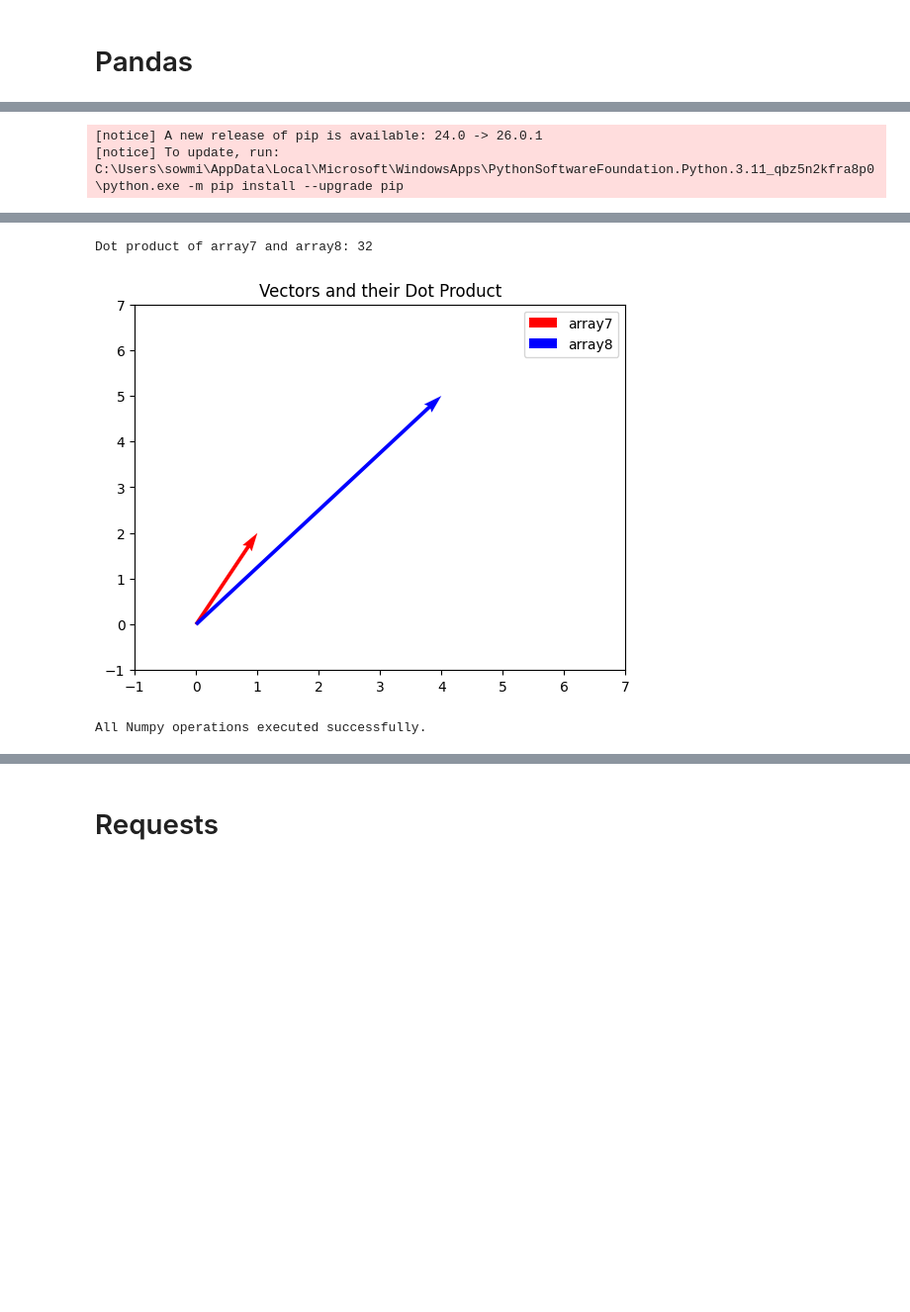
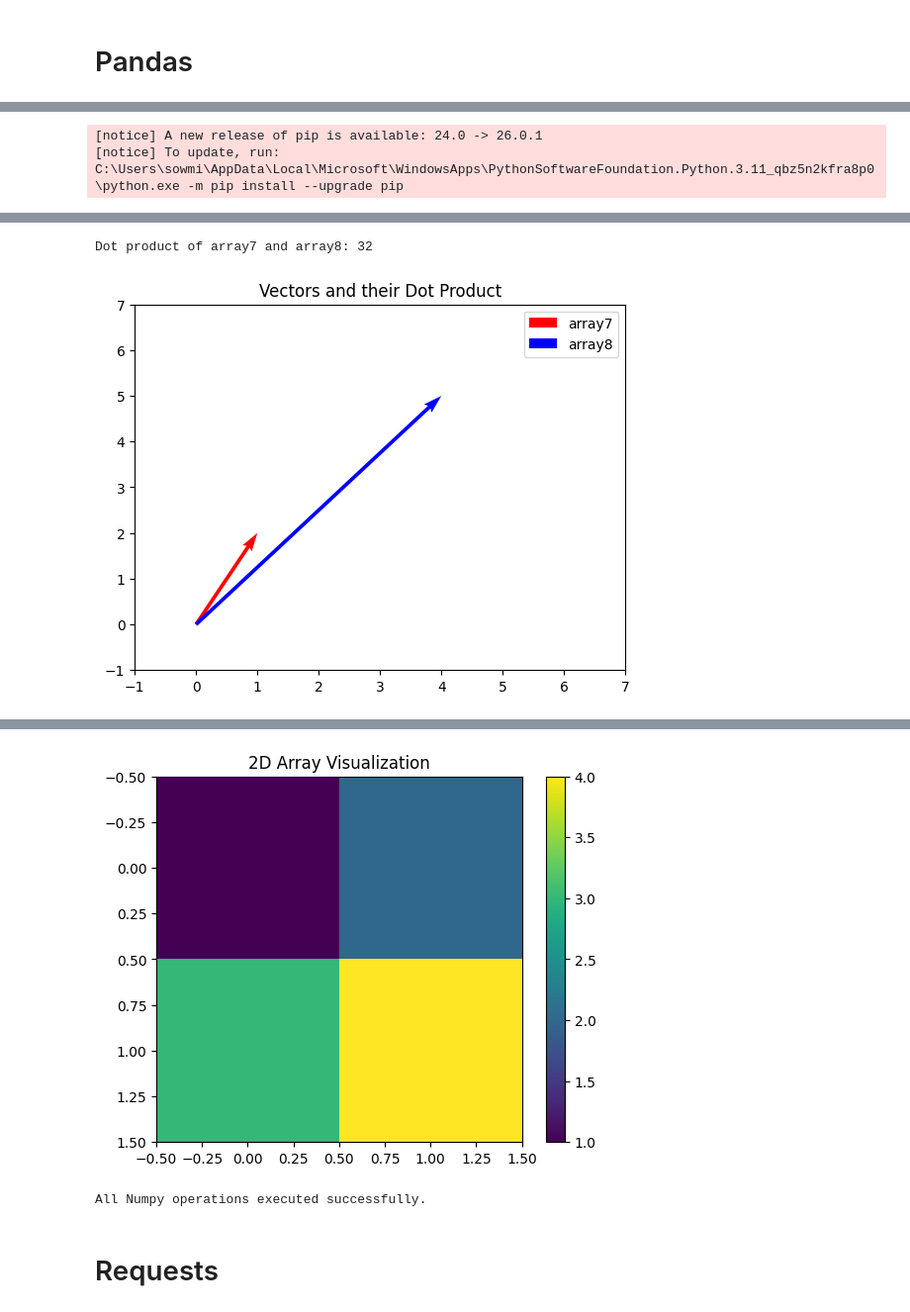
Before and after one commit to Sam-individual/Python3_code_reference, a Jupyter notebook: Python3_Data_engineer_code_reference.ipynb, the cells around one changed output, grey strips where cells are left out. Shown at 99% size. Drawn from its saved outputs; the diff is of its cells as text; code cells hidden in the pictures; blank space fills up the shorter version.

Commit message:
Updated NUMPY 1D and 2D array related reference

```diff
--- a/Python3_Data_engineer_code_reference.ipynb
+++ b/Python3_Data_engineer_code_reference.ipynb
@@ -1838,6 +1719,7 @@ Physics/finance → projections
 # %%
 # Generate code below for Numpy in Python showing all operations with explanation as comments
 print("\nNumpy in Python:")
+import matplotlib
 import numpy as np
 # Creating a NumPy array from a list
 array1 = np.array([1, 2, 3, 4, 5])
@@ -1915,6 +1797,68 @@ plt.ylim(-1, 7)
 plt.legend()
 plt.title("Vectors and their Dot Product")
 plt.show()
+#create a 2D array and perform all operations on it
+array9 = np.array([[1, 2], [3, 4]])
+print("Original 2D array:")
+print(array9)
+#retrieve all parameters of the 2D array
+print("Shape of array9:", array9.shape)
+print("Data type of array9:", array9.dtype)
+print("Number of dimensions of array9:", array9.ndim)
+print("Size of array9 (total number of elements):", array9.size)
+# Element-wise operations
+array10 = array9 * 2
+print("Element-wise multiplication of array9 by 2:")
+print(array10)
+array11 = array9 + array10
+print("Element-wise addition of array9 and array10:")
+print(array11)
+# Mean and standard deviation
+mean_array9 = np.mean(array9)
+std_array9 = np.std(array9)
+print("Mean of array9:", mean_array9)
+print("Standard deviation of array9:", std_array9)
+# Reshaping the array
+print("Shape of array9 before reshaping:", array9.shape)
+reshaped_array9 = array9.reshape(4, 1)
+print("Reshaped array9 to shape (4, 1):")
+print(reshaped_array9)
+print ("Shape of reshaped array9:", reshaped_array9.shape)
+# Retrieve the elements of 2D array using slicing
+sliced_array9 = array9[0:2, 0:2]  # This will slice the first two rows and first two columns of array9
+print("Sliced array9 (first two rows and first two columns):")
+print(sliced_array9)
+sliced_array9 = array9[0:2,]  # This will slice the first two rows and all columns of array9
+print("Sliced array9 (first two rows and all columns):")
+print(sliced_array9)
+sliced_array9 = array9[:,0:2]  # This will slice all rows and the first two columns of array9
+print("Sliced array9 (all rows and first two columns):")
+print(sliced_array9)
+# dot product of two 2D arrays
+array12 = np.array([[1, 2], [3, 4]])
+array13 = np.array([[5, 6], [7, 8]])
+dot_product_2d = np.dot(array12, array13)
+print("Dot product of array12 and array13:")
+print(dot_product_2d)
+# Transpose of a 2D array
+transpose_array9 = np.transpose(array9)
+print("Transpose of array9:")
+print(transpose_array9)
+# Inverse of a 2D array (only for square matrices)
+inverse_array9 = np.linalg.inv(array9)
+print("Inverse of array9:")
+print(inverse_array9)
+# linspace function to generate linearly spaced numbers of a 2D array
+linspace_array = np.linspace(0, 1, 5)  # Generate 5 linearly spaced numbers between 0 and 1
+print("Linearly spaced numbers between 0 and 1:", linspace_array)
+# arange function to generate an array of evenly spaced values within a given interval
+arange_array = np.arange(0, 10, 2)  # Generate values from 0 to 10 with a step of 2
+print("Evenly spaced values from 0 to 10 with a step of 2:", arange_array)
+# Plot a 2D array using matplotlib
+plt.imshow(array9, cmap='viridis', interpolation='none')# This will display the 2D array as an image with the 'viridis' colormap and no interpolation
+plt.colorbar()
+plt.title("2D Array Visualization")
+plt.show()
 print("All Numpy operations executed successfully.")
 # %% [output]
 Numpy in Python:
@@ -1939,4 +1895,3 @@ Note: you may need to restart the kernel to use updated packages.
 [figure]
-Dot product of array7 and array8: 32
+Dot product of array7 and array8: 32
 [figure]
-All Numpy operations executed successfully.
@@ -1943,3 +1915,5 @@ All Numpy operations executed successfully.
+[figure, added]
+All Numpy operations executed successfully.
 # %% [markdown]
 # Requests
 # %%
```
Also changed, not shown: parts of 4 cells of this notebook, 1 other file.
